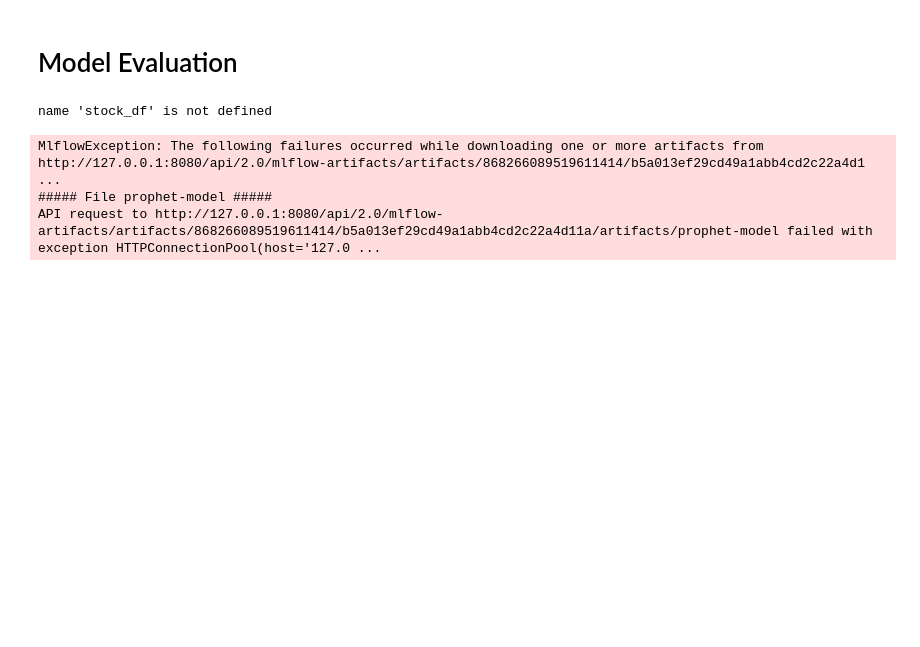
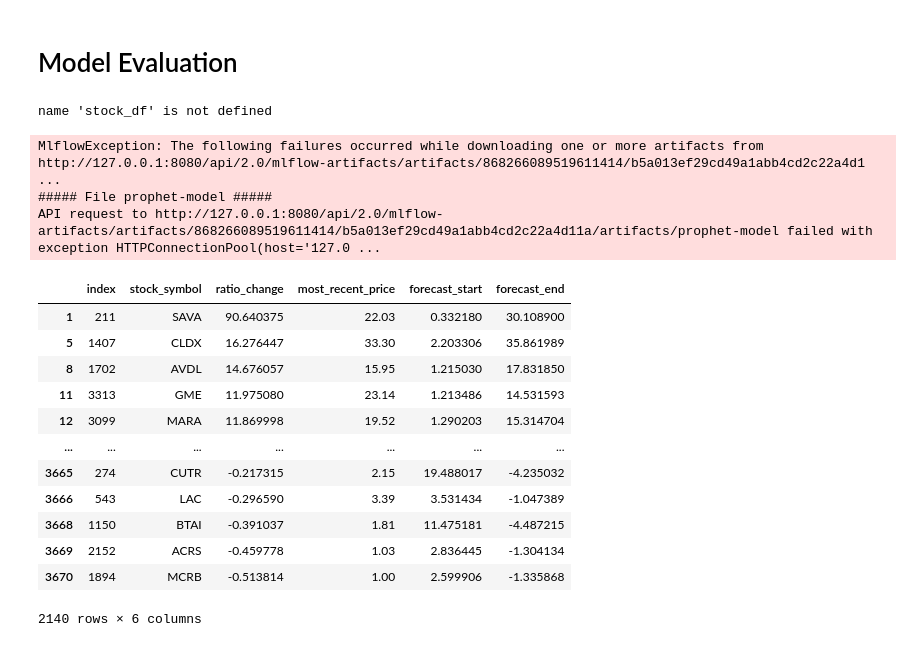
Before and after one commit to jwdym/streamlit_stock_app, a Jupyter notebook: modeling.ipynb, the cells around one changed output. Drawn from its saved outputs; the diff is of its cells as text; code cells hidden in the pictures; blank space fills up the shorter version.

```diff
--- a/modeling.ipynb
+++ b/modeling.ipynb
@@ -219,3 +219,22 @@ API request to http://127.0.0.1:8080/api/2.0/mlflow-artifacts/artifacts/86826608
 stock_forecast_df = pd.DataFrame(stock_forecast_dict)
 os.makedirs('data/forecast_data', exist_ok=True)
 stock_forecast_df.to_csv('data/forecast_data/stock_forecast.csv', index=False)
+# %%
+stock_forecast_df.sort_values(by=['ratio_change'], ascending=False, inplace=True)
+stock_forecast_df.reset_index(inplace=True)
+# %%
+stock_forecast_df.loc[stock_forecast_df['most_recent_price'] < 40]
+# %% [output]
+|  | index | stock_symbol | ratio_change | most_recent_price | forecast_start | forecast_end |
+| 1 | 211 | SAVA | 90.640375 | 22.03 | 0.332180 | 30.108900 |
+| 5 | 1407 | CLDX | 16.276447 | 33.30 | 2.203306 | 35.861989 |
+| 8 | 1702 | AVDL | 14.676057 | 15.95 | 1.215030 | 17.831850 |
+| 11 | 3313 | GME | 11.975080 | 23.14 | 1.213486 | 14.531593 |
+| 12 | 3099 | MARA | 11.869998 | 19.52 | 1.290203 | 15.314704 |
+| ... | ... | ... | ... | ... | ... | ... |
+| 3665 | 274 | CUTR | -0.217315 | 2.15 | 19.488017 | -4.235032 |
+| 3666 | 543 | LAC | -0.296590 | 3.39 | 3.531434 | -1.047389 |
+| 3668 | 1150 | BTAI | -0.391037 | 1.81 | 11.475181 | -4.487215 |
+| 3669 | 2152 | ACRS | -0.459778 | 1.03 | 2.836445 | -1.304134 |
+| 3670 | 1894 | MCRB | -0.513814 | 1.00 | 2.599906 | -1.335868 |
+2140 rows × 6 columns
```
Also changed, not shown: parts of 1 cell of this notebook, 1 other file.
